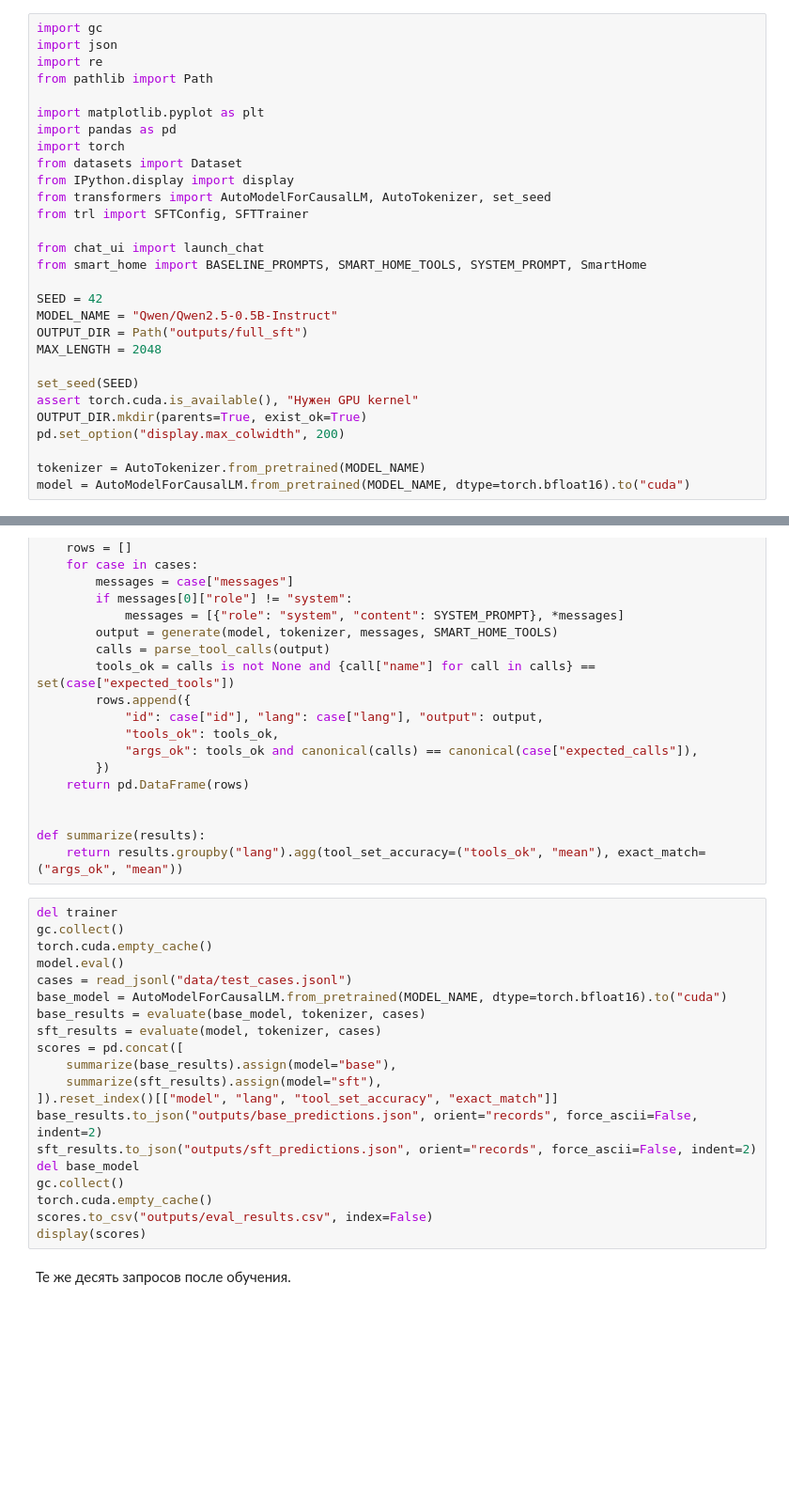
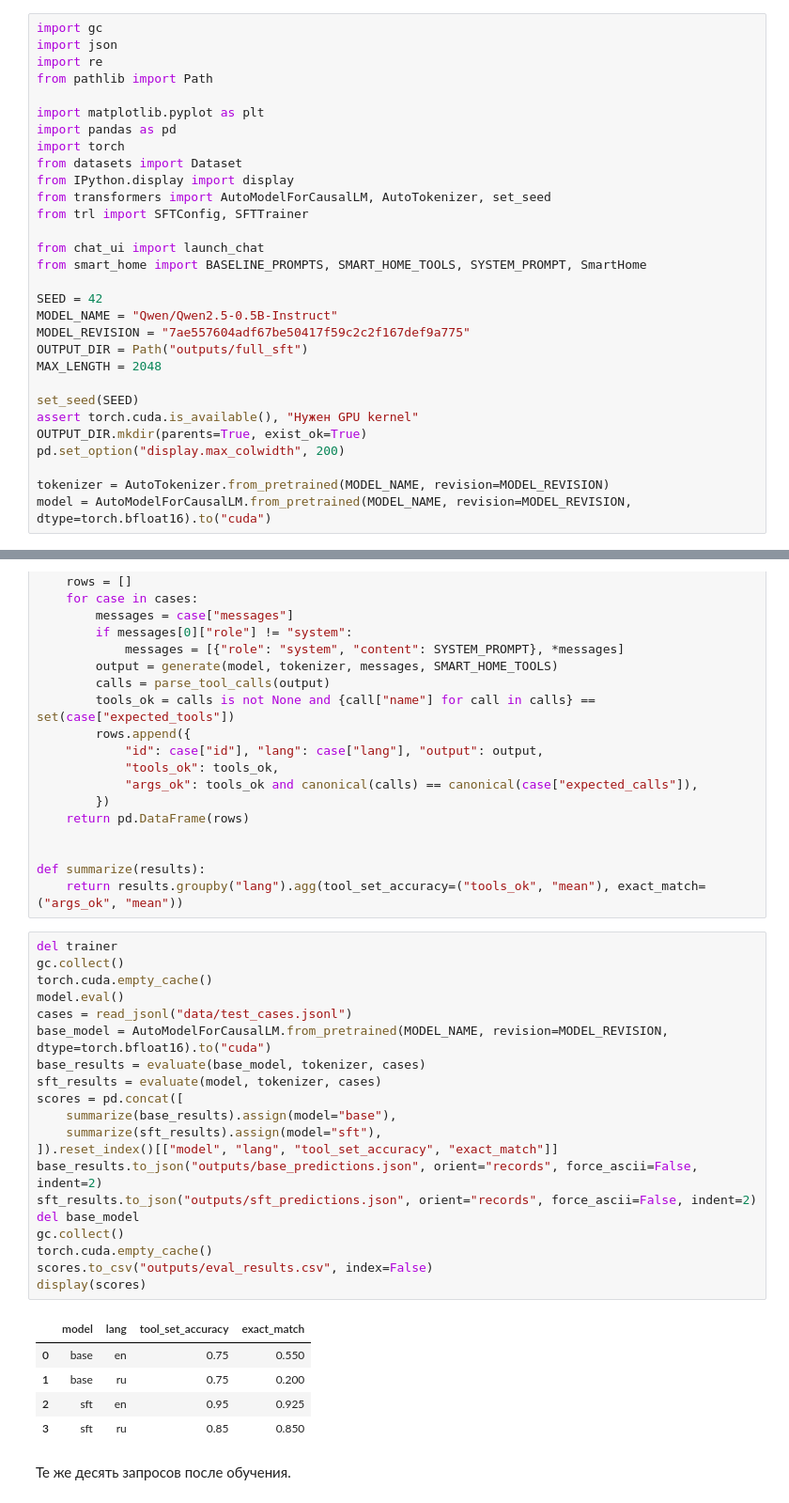
Before and after one commit to mariklolik/dl-course-ai, a Jupyter notebook: hw3/sft_function_calling_hw.ipynb, the cells around one changed output, grey strips where cells are left out. Shown at 94% size. Drawn from its saved outputs; the diff is of its cells as text; blank space fills up the shorter version.

```diff
--- a/hw3/sft_function_calling_hw.ipynb
+++ b/hw3/sft_function_calling_hw.ipynb
@@ -25,6 +25,7 @@ from smart_home import BASELINE_PROMPTS, SMART_HOME_TOOLS, SYSTEM_PROMPT, SmartH
 
 SEED = 42
 MODEL_NAME = "Qwen/Qwen2.5-0.5B-Instruct"
+MODEL_REVISION = "7ae557604adf67be50417f59c2c2f167def9a775"
 OUTPUT_DIR = Path("outputs/full_sft")
 MAX_LENGTH = 2048
 
@@ -33,8 +34,8 @@ assert torch.cuda.is_available(), "Нужен GPU kernel"
 OUTPUT_DIR.mkdir(parents=True, exist_ok=True)
 pd.set_option("display.max_colwidth", 200)
 
-tokenizer = AutoTokenizer.from_pretrained(MODEL_NAME)
-model = AutoModelForCausalLM.from_pretrained(MODEL_NAME, dtype=torch.bfloat16).to("cuda")
+tokenizer = AutoTokenizer.from_pretrained(MODEL_NAME, revision=MODEL_REVISION)
+model = AutoModelForCausalLM.from_pretrained(MODEL_NAME, revision=MODEL_REVISION, dtype=torch.bfloat16).to("cuda")
 # %% [markdown]
 ## 1. Генерация
 
@@ -302,23 +407,29 @@ def summarize(results):
 # %%
 del trainer
 gc.collect()
 torch.cuda.empty_cache()
 model.eval()
 cases = read_jsonl("data/test_cases.jsonl")
-base_model = AutoModelForCausalLM.from_pretrained(MODEL_NAME, dtype=torch.bfloat16).to("cuda")
+base_model = AutoModelForCausalLM.from_pretrained(MODEL_NAME, revision=MODEL_REVISION, dtype=torch.bfloat16).to("cuda")
 base_results = evaluate(base_model, tokenizer, cases)
 sft_results = evaluate(model, tokenizer, cases)
 scores = pd.concat([
     summarize(base_results).assign(model="base"),
     summarize(sft_results).assign(model="sft"),
 ]).reset_index()[["model", "lang", "tool_set_accuracy", "exact_match"]]
 base_results.to_json("outputs/base_predictions.json", orient="records", force_ascii=False, indent=2)
 sft_results.to_json("outputs/sft_predictions.json", orient="records", force_ascii=False, indent=2)
 del base_model
 gc.collect()
 torch.cuda.empty_cache()
 scores.to_csv("outputs/eval_results.csv", index=False)
 display(scores)
+# %% [output]
+|  | model | lang | tool_set_accuracy | exact_match |
+| 0 | base | en | 0.75 | 0.550 |
+| 1 | base | ru | 0.75 | 0.200 |
+| 2 | sft | en | 0.95 | 0.925 |
+| 3 | sft | ru | 0.85 | 0.850 |
 # %% [markdown]
 Те же десять запросов после обучения.
 # %%
```
Also changed, not shown: parts of 15 cells of this notebook, 13 other files.
